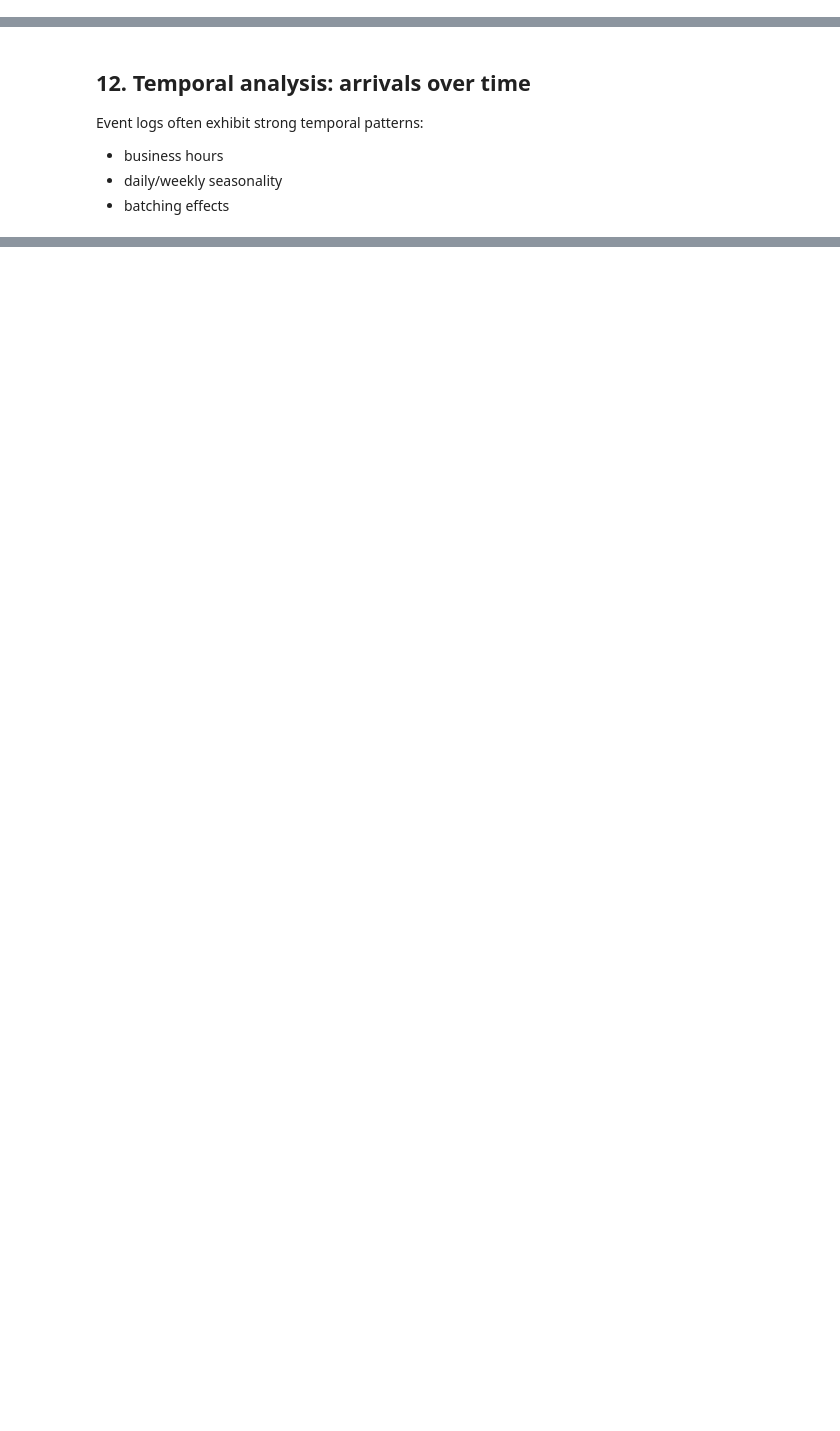
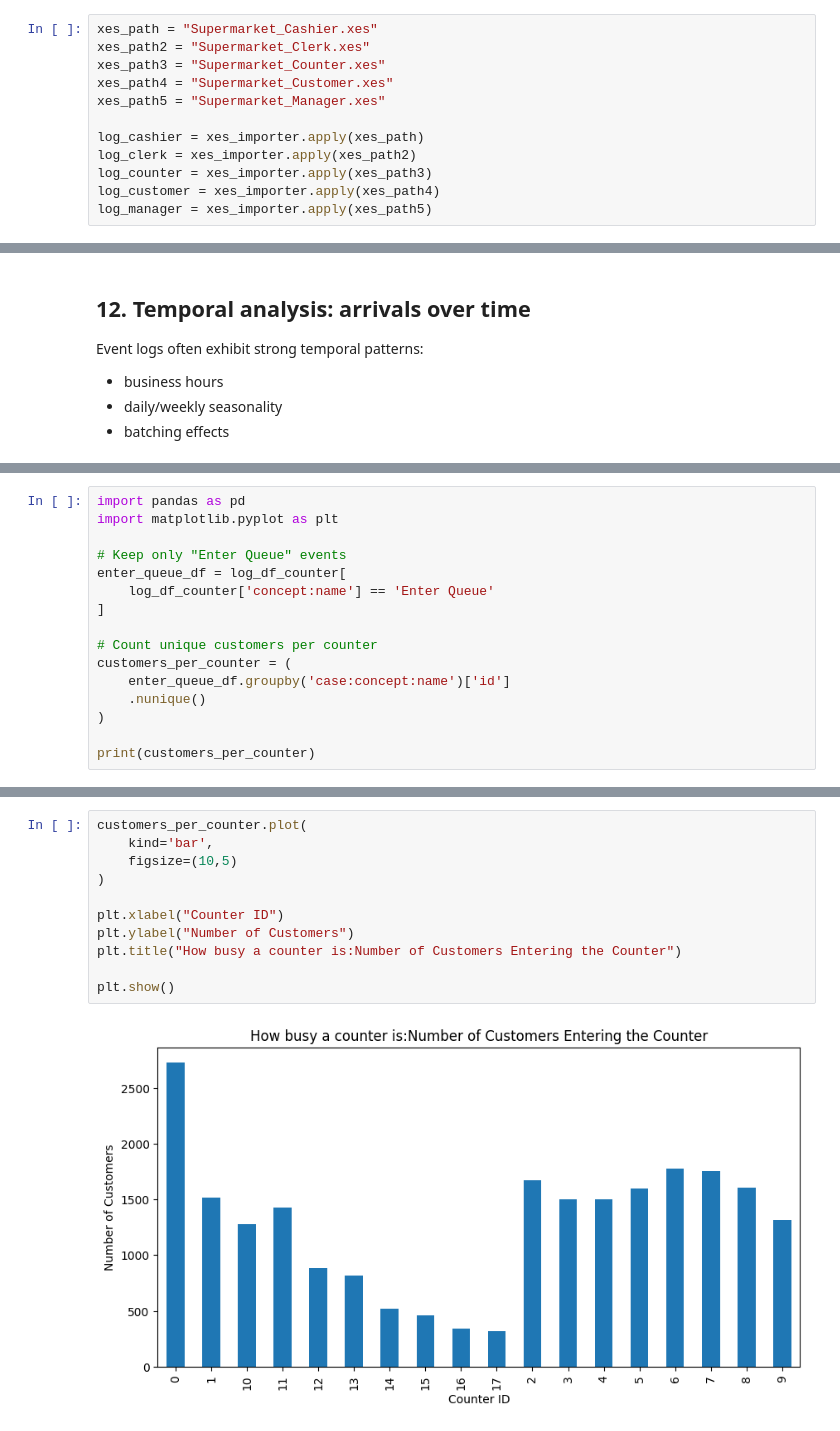
Before and after one commit to gaurisharma360/Process-Intelligence-in-Action, a Jupyter notebook: Gauri/intro_xes_combined- Copy.ipynb, the cells around one changed output, grey strips where cells are left out. Saved outputs shown, nothing was run; the diff lists cells and outputs as text; blank space fills up the shorter version.

```diff
--- a/Gauri/intro_xes_combined- Copy.ipynb
+++ b/Gauri/intro_xes_combined- Copy.ipynb
@@ -172,3 +56,15 @@ attribute_keys
+# %%
+xes_path = "Supermarket_Cashier.xes"
+xes_path2 = "Supermarket_Clerk.xes"
+xes_path3 = "Supermarket_Counter.xes"
+xes_path4 = "Supermarket_Customer.xes"
+xes_path5 = "Supermarket_Manager.xes"
+
+log_cashier = xes_importer.apply(xes_path)
+log_clerk = xes_importer.apply(xes_path2)
+log_counter = xes_importer.apply(xes_path3)
+log_customer = xes_importer.apply(xes_path4)
+log_manager = xes_importer.apply(xes_path5)
 # %% [markdown]
 
 ## 6. Converting an XES log to a pandas DataFrame
@@ -541,0 +1207,16 @@ handover[['time:timestamp','next_time','gap_min']].to_csv("handover.csv", index=
+# %%
+import pandas as pd
+import matplotlib.pyplot as plt
+
+# Keep only "Enter Queue" events
+enter_queue_df = log_df_counter[
+    log_df_counter['concept:name'] == 'Enter Queue'
+]
+
+# Count unique customers per counter
+customers_per_counter = (
+    enter_queue_df.groupby('case:concept:name')['id']
+    .nunique()
+)
+
+print(customers_per_counter)
@@ -541,0 +1244,13 @@ handover[['time:timestamp','next_time','gap_min']].to_csv("handover.csv", index=
+# %%
+customers_per_counter.plot(
+    kind='bar',
+    figsize=(10,5)
+)
+
+plt.xlabel("Counter ID")
+plt.ylabel("Number of Customers")
+plt.title("How busy a counter is:Number of Customers Entering the Counter")
+
+plt.show()
+# %% [output]
+[figure, added]
```
Also changed, not shown: parts of 80 cells of this notebook.
